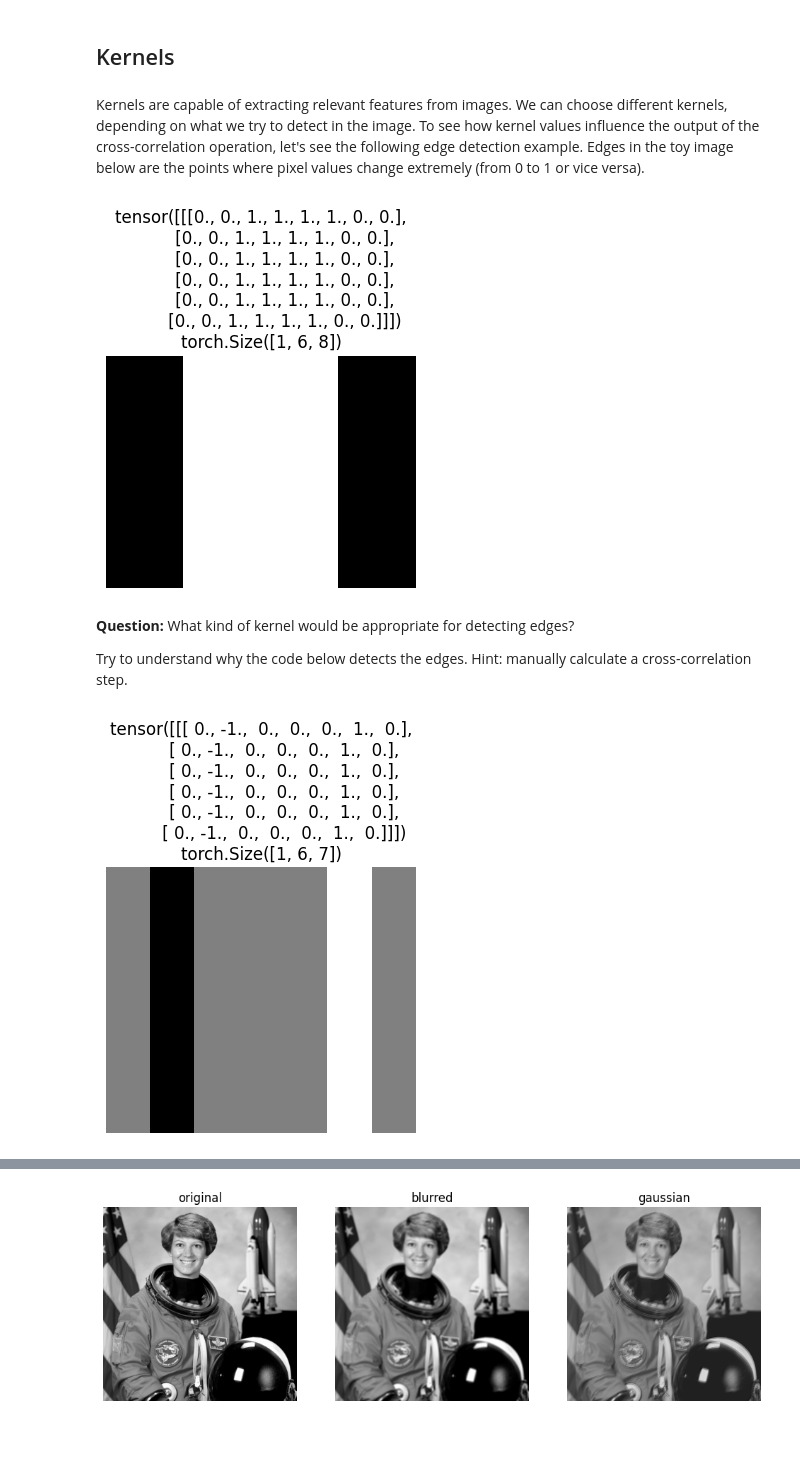
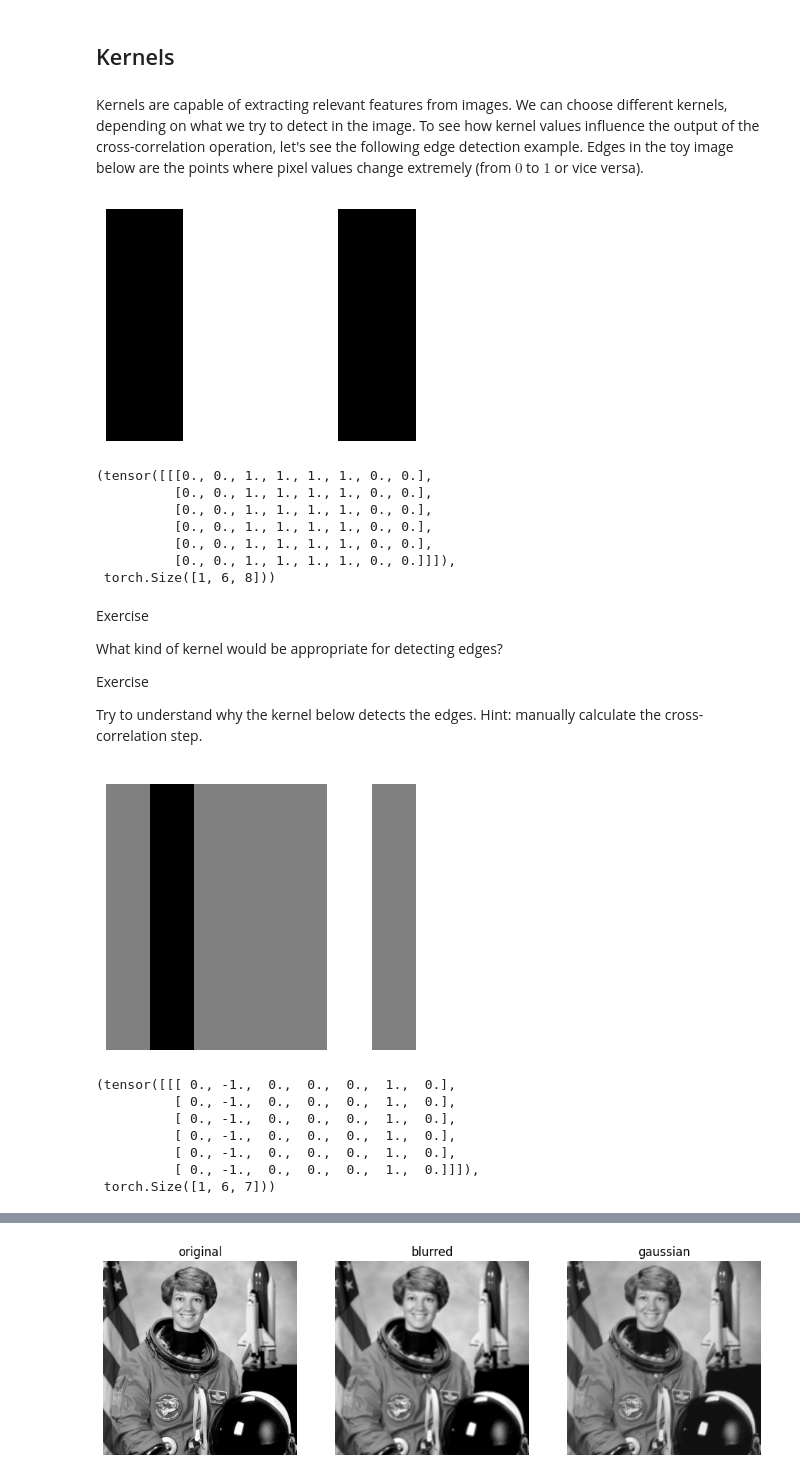
Before and after one commit to shahaliyev/csci4701, a Jupyter notebook: docs/notebooks/03_cnn_torch.ipynb, the cells around one changed output, grey strips where cells are left out. Drawn from its saved outputs; the diff is of its cells as text; code cells hidden in the pictures; blank space fills up the shorter version.

```diff
--- a/docs/notebooks/03_cnn_torch.ipynb
+++ b/docs/notebooks/03_cnn_torch.ipynb
@@ -38,21 +43,21 @@ import matplotlib.pyplot as plt
 # %%
-# this is for plotting, skip for now
-def plot(img_tensors, titles=None):
+import matplotlib.pyplot as plt
+%matplotlib inline
+
+# this is for plotting, no need to understand
+def plot(img_tensors, titles=None, cmap='gray'):
   if not isinstance(img_tensors, list):
     img_tensors = [img_tensors]
   if not isinstance(titles, list):
     titles = [titles] * len(img_tensors)
-
   fig, axes = plt.subplots(1, len(img_tensors), figsize=(len(img_tensors) * 4, 4))
   if len(img_tensors) == 1:
     axes = [axes]
 
   for ax, img_tensor, title in zip(axes, img_tensors, titles):
-
     img_tensor = img_tensor.cpu()
     img = img_tensor.permute(1, 2, 0).numpy()
-    ax.imshow(img, cmap='gray')
+    ax.imshow(img, cmap=cmap)
     ax.set_title(title)
     ax.axis("off")
-
   plt.show()
@@ -252,21 +358,52 @@ plot(out, f'{out}')
 # %% [markdown]
 ## Kernels
 # %% [markdown]
-Kernels are capable of extracting relevant features from images. We can choose different kernels, depending on what we try to detect in the image. To see how kernel values influence the output of the cross-correlation operation, let's see the following edge detection example. Edges in the toy image below are the points where pixel values change extremely (from 0 to 1 or vice versa).
+Kernels are capable of extracting relevant features from images. We can choose different kernels, depending on what we try to detect in the image. To see how kernel values influence the output of the cross-correlation operation, let's see the following edge detection example. Edges in the toy image below are the points where pixel values change extremely (from $0$ to $1$ or vice versa).
 # %%
 img = torch.zeros((1, 6, 8))
 img[:, :, 2:6] = 1.0
-plot(img, f'{img}\n{img.shape}')
+plot(img)
 # %% [output]
-[figure, old version]
+[figure, new version]
+# %%
+img, img.shape
+# %% [output]
+(tensor([[[0., 0., 1., 1., 1., 1., 0., 0.],
+          [0., 0., 1., 1., 1., 1., 0., 0.],
+          [0., 0., 1., 1., 1., 1., 0., 0.],
+          [0., 0., 1., 1., 1., 1., 0., 0.],
+          [0., 0., 1., 1., 1., 1., 0., 0.],
+          [0., 0., 1., 1., 1., 1., 0., 0.]]]),
+ torch.Size([1, 6, 8]))
 # %% [markdown]
-**Question:** What kind of kernel would be appropriate for detecting edges?
 
-Try to understand why the code below detects the edges. Hint: manually calculate a cross-correlation step.
+<div class="admonition success">
+  <p class="admonition-title">Exercise</p>
+  <p style="margin: 1em 0;">
+     What kind of kernel would be appropriate for detecting edges?
+  </p>
+</div>
+
+<div class="admonition success">
+  <p class="admonition-title">Exercise</p>
+  <p style="margin: 1em 0;">
+     Try to understand why the kernel below detects the edges. Hint: manually calculate the cross-correlation step.
+  </p>
+</div>
 # %%
 kernel = torch.tensor([[[1.0, -1.0]]])
 out = F.conv2d(img.unsqueeze(0), kernel.unsqueeze(0)).squeeze(1)
-plot(out, f'{out}\n{out.shape}')
+plot(out)
 # %% [output]
-[figure, old version]
+[figure, new version]
+# %%
+out, out.shape
+# %% [output]
+(tensor([[[ 0., -1.,  0.,  0.,  0.,  1.,  0.],
+          [ 0., -1.,  0.,  0.,  0.,  1.,  0.],
+          [ 0., -1.,  0.,  0.,  0.,  1.,  0.],
+          [ 0., -1.,  0.,  0.,  0.,  1.,  0.],
+          [ 0., -1.,  0.,  0.,  0.,  1.,  0.],
+          [ 0., -1.,  0.,  0.,  0.,  1.,  0.]]]),
+ torch.Size([1, 6, 7]))
 # %% [markdown]
```
Also changed, not shown: parts of 66 cells of this notebook, 6 other files.
